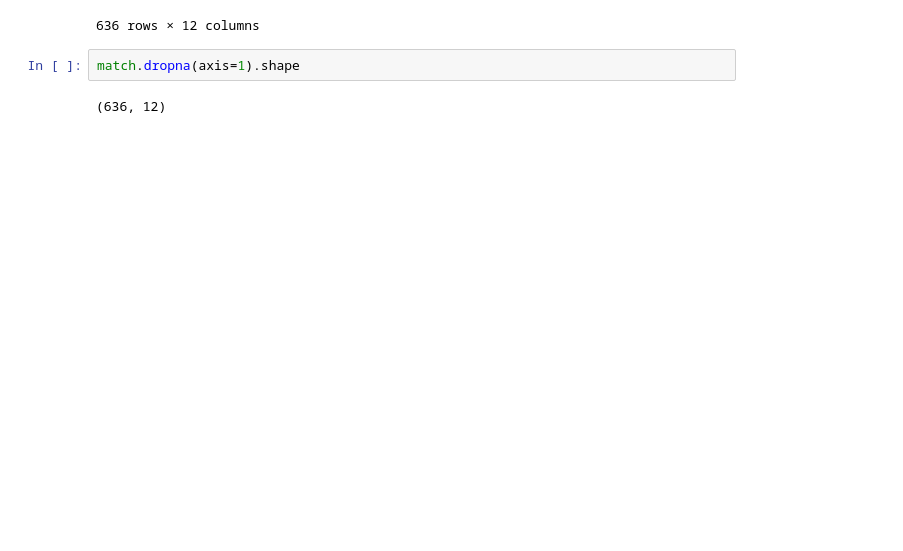
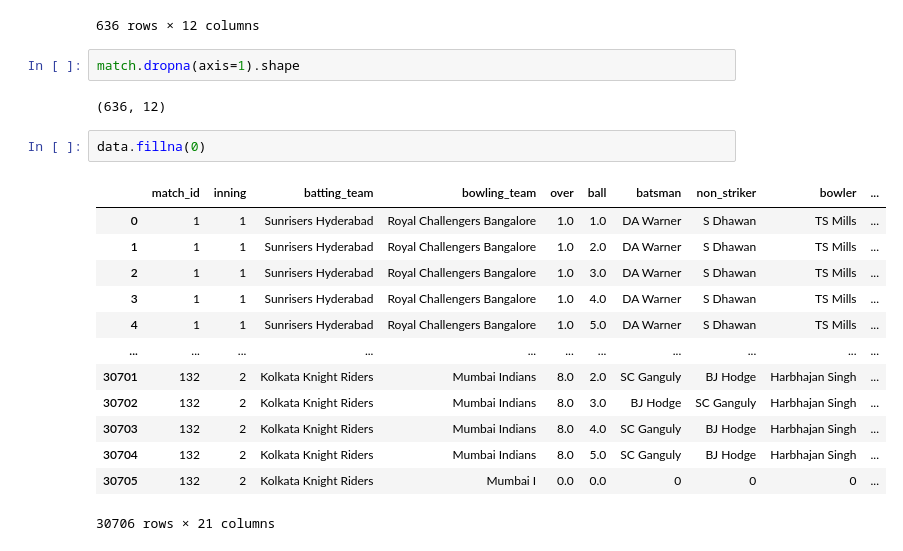
Before and after one commit to nitishxthakur/DataLab, a Jupyter notebook: pandas1.ipynb, the cells around one changed output. Saved outputs shown, nothing was run; the diff lists cells and outputs as text; blank space fills up the shorter version.

```diff
--- a/pandas1.ipynb
+++ b/pandas1.ipynb
@@ -271,3 +271,19 @@ match.dropna(axis=1)
 match.dropna(axis=1).shape
 # %% [output]
 (636, 12)
+# %%
+data.fillna(0)
+# %% [output]
+|  | match_id | inning | batting_team | bowling_team | over | ball | batsman | non_striker | bowler | ... |
+| 0 | 1 | 1 | Sunrisers Hyderabad | Royal Challengers Bangalore | 1.0 | 1.0 | DA Warner | S Dhawan | TS Mills | ... |
+| 1 | 1 | 1 | Sunrisers Hyderabad | Royal Challengers Bangalore | 1.0 | 2.0 | DA Warner | S Dhawan | TS Mills | ... |
+| 2 | 1 | 1 | Sunrisers Hyderabad | Royal Challengers Bangalore | 1.0 | 3.0 | DA Warner | S Dhawan | TS Mills | ... |
+| 3 | 1 | 1 | Sunrisers Hyderabad | Royal Challengers Bangalore | 1.0 | 4.0 | DA Warner | S Dhawan | TS Mills | ... |
+| 4 | 1 | 1 | Sunrisers Hyderabad | Royal Challengers Bangalore | 1.0 | 5.0 | DA Warner | S Dhawan | TS Mills | ... |
+| ... | ... | ... | ... | ... | ... | ... | ... | ... | ... | ... |
+| 30701 | 132 | 2 | Kolkata Knight Riders | Mumbai Indians | 8.0 | 2.0 | SC Ganguly | BJ Hodge | Harbhajan Singh | ... |
+| 30702 | 132 | 2 | Kolkata Knight Riders | Mumbai Indians | 8.0 | 3.0 | BJ Hodge | SC Ganguly | Harbhajan Singh | ... |
+| 30703 | 132 | 2 | Kolkata Knight Riders | Mumbai Indians | 8.0 | 4.0 | SC Ganguly | BJ Hodge | Harbhajan Singh | ... |
+| 30704 | 132 | 2 | Kolkata Knight Riders | Mumbai Indians | 8.0 | 5.0 | SC Ganguly | BJ Hodge | Harbhajan Singh | ... |
+| 30705 | 132 | 2 | Kolkata Knight Riders | Mumbai I | 0.0 | 0.0 | 0 | 0 | 0 | ... |
+30706 rows × 21 columns
```
Also changed, not shown: parts of 4 cells of this notebook.
